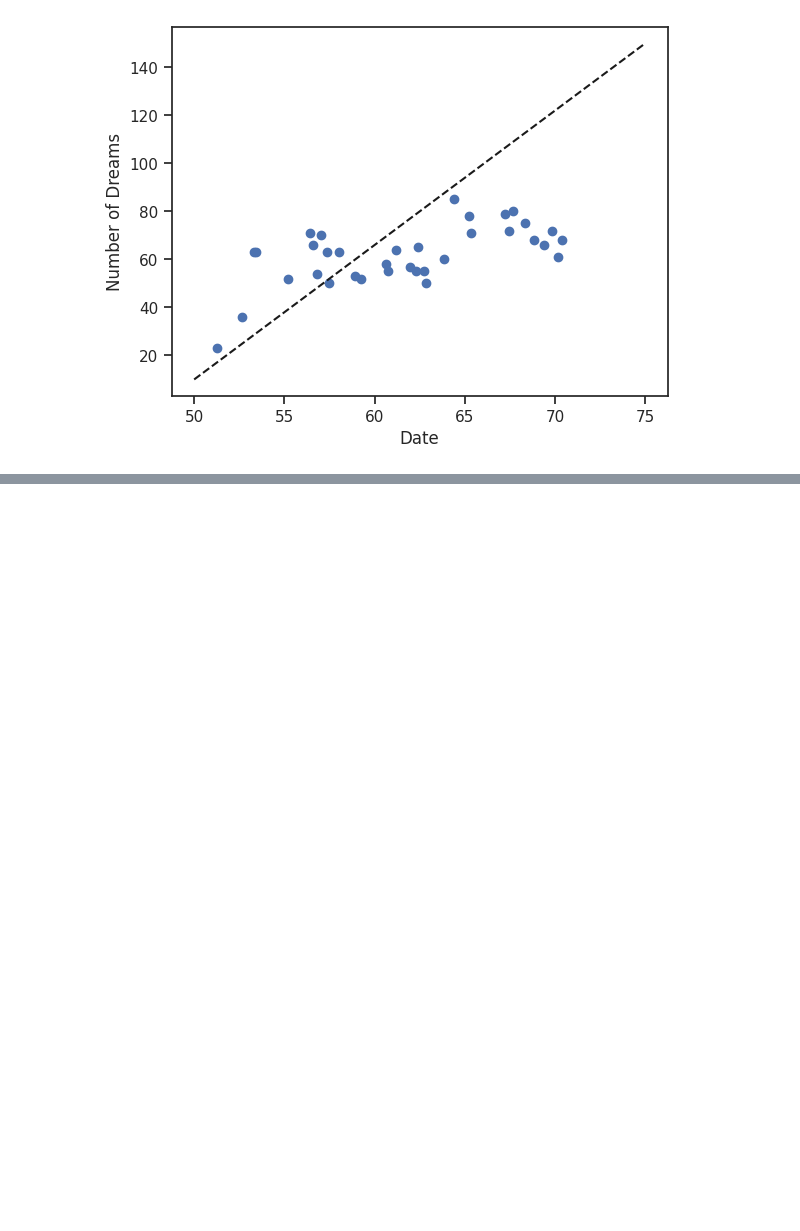
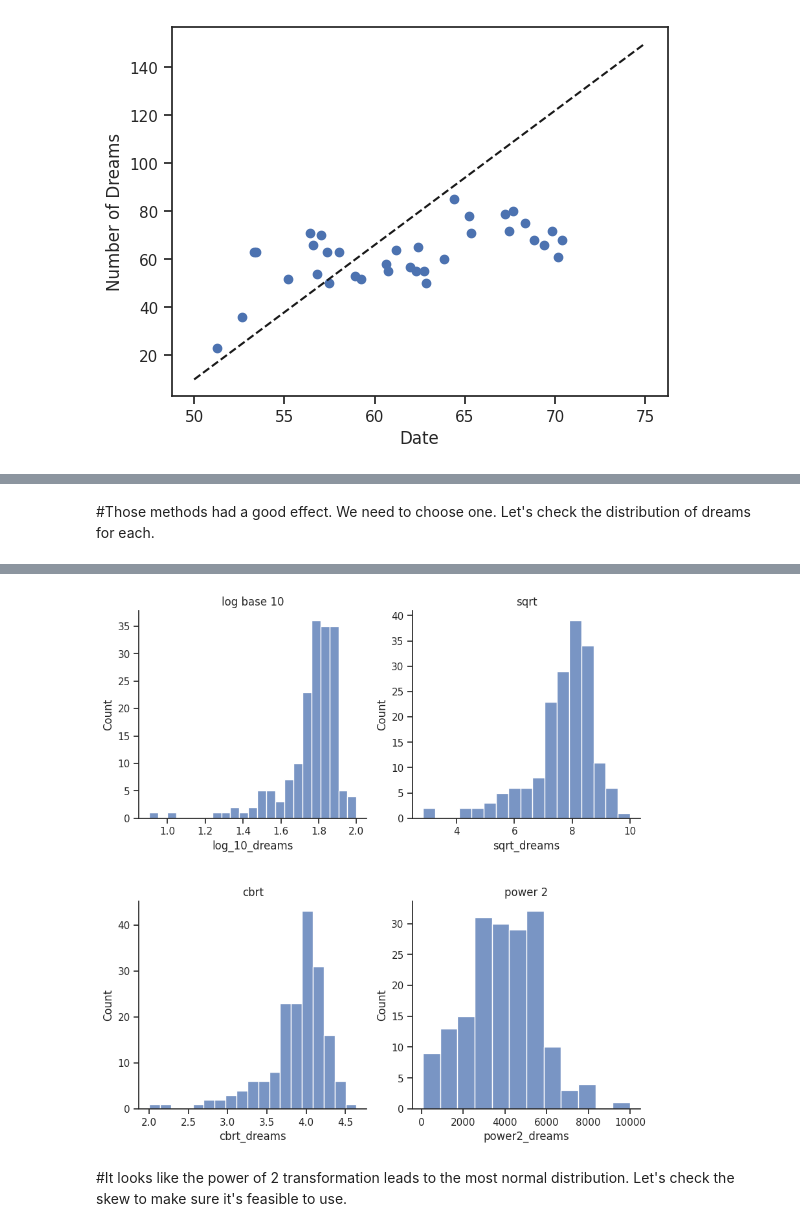
Before and after one commit to supercarp/makeovermonday, a Jupyter notebook: makeover_monday_week_40.ipynb, the cells around one changed output, grey strips where cells are left out. Drawn from its saved outputs; the diff is of its cells as text; code cells hidden in the pictures; blank space fills up the shorter version.

```diff
--- a/makeover_monday_week_40.ipynb
+++ b/makeover_monday_week_40.ipynb
@@ -334,0 +381,13 @@ plt.show();
+# %% [markdown]
+#Those methods had a good effect. We need to choose one. Let's check the distribution of dreams for each.
+# %%
+fig, axes = plt.subplots(2, 2, figsize=(10,10))
+plt.subplots_adjust(hspace = 0.4)
+
+plt_log10 = sns.histplot(data=df_dreams, x='log_10_dreams', ax=axes[0,0]).set(title='log base 10')
+plt_sqrt = sns.histplot(data=df_dreams, x='sqrt_dreams', ax=axes[0,1]).set(title='sqrt')
+plt_cbrt = sns.histplot(data=df_dreams, x='cbrt_dreams', ax=axes[1,0]).set(title='cbrt')
+plt_pwr2 = sns.histplot(data=df_dreams, x='power2_dreams', ax=axes[1,1]).set(title='power 2')
+sns.despine()
+fig.show()
+# %% [output]
@@ -334,0 +395,3 @@ plt.show();
+[figure, added]
+# %% [markdown]
+#It looks like the power of 2 transformation leads to the most normal distribution. Let's check the skew to make sure it's feasible to use.
```
Also changed, not shown: parts of 14 cells of this notebook.
